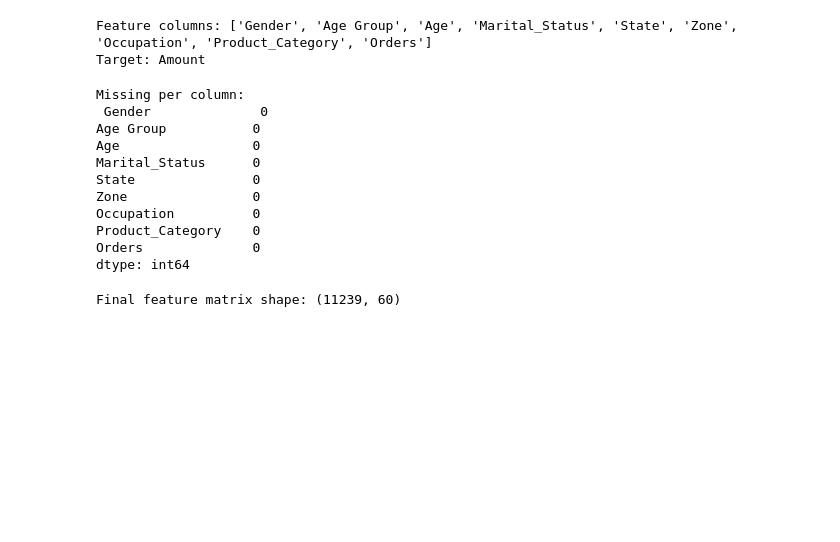
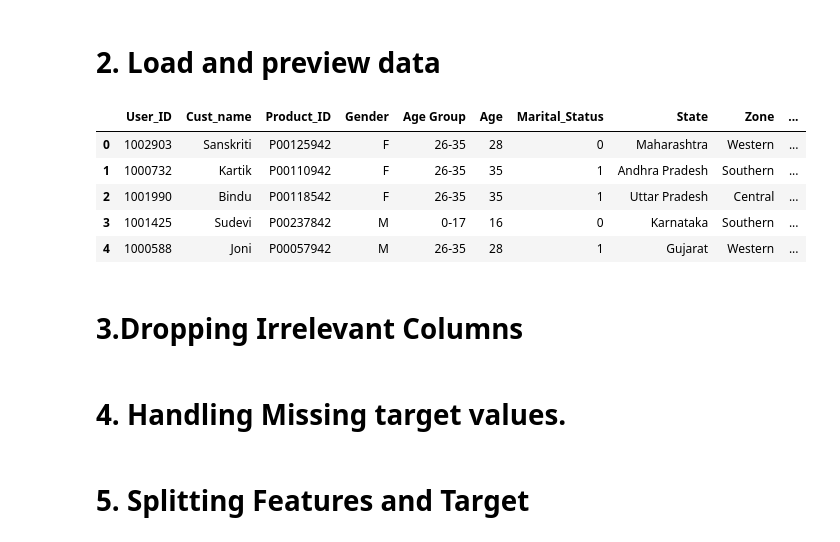
Before and after one commit to NoorAisha25/Shoplytics_Nexus, a Jupyter notebook: Shoplytics_Regression.ipynb, the cells around one changed output. Saved outputs shown, nothing was run; the diff lists cells and outputs as text; code cells hidden in the pictures; blank space fills up the shorter version.

```diff
--- a/Shoplytics_Regression.ipynb
+++ b/Shoplytics_Regression.ipynb
@@ -27,65 +17,23 @@ Shape after cleaning: (11239, 10)
+# %% [markdown]
+# 2. Load and preview data
 # %%
-# Cell 2 – Define Features & Target
-TARGET = 'Amount'
-
-# 4. Split into X (features) and y (target)
-X = df.drop(columns=[TARGET])
-y = df[TARGET]
-
-print("Feature columns:", X.columns.tolist())
-print("Target:", TARGET)
+df = pd.read_csv('Shoplytics_Nexus_Data.csv', encoding='unicode_escape')
+df.head()
 # %% [output]
-Feature columns: ['Gender', 'Age Group', 'Age', 'Marital_Status', 'State', 'Zone', 'Occupation', 'Product_Category', 'Orders']
-Target: Amount
+|  | User_ID | Cust_name | Product_ID | Gender | Age Group | Age | Marital_Status | State | Zone | ... |
+| 0 | 1002903 | Sanskriti | P00125942 | F | 26-35 | 28 | 0 | Maharashtra | Western | ... |
+| 1 | 1000732 | Kartik | P00110942 | F | 26-35 | 35 | 1 | Andhra Pradesh | Southern | ... |
+| 2 | 1001990 | Bindu | P00118542 | F | 26-35 | 35 | 1 | Uttar Pradesh | Central | ... |
+| 3 | 1001425 | Sudevi | P00237842 | M | 0-17 | 16 | 0 | Karnataka | Southern | ... |
+| 4 | 1000588 | Joni | P00057942 | M | 26-35 | 28 | 1 | Gujarat | Western | ... |
+# %% [markdown]
+# 3.Dropping Irrelevant Columns
 # %%
-# Cell 3 – Impute Missing Values (if any)
-from sklearn.impute import SimpleImputer
-
-# 5a. Numeric columns: median imputation
-num_cols = X.select_dtypes(include=np.number).columns
-num_imputer = SimpleImputer(strategy='median')
-X[num_cols] = num_imputer.fit_transform(X[num_cols])
-
-# 5b. Categorical columns: most-frequent imputation
-cat_cols = X.select_dtypes(include=['object','category']).columns.tolist()
-cat_imputer = SimpleImputer(strategy='most_frequent')
-X[cat_cols] = cat_imputer.fit_transform(X[cat_cols])
-
-# Verify no missing
-print("Missing per column:\n", X.isnull().sum())
+df = df.drop(columns=['User_ID', 'Cust_name', 'Product_ID', 'unnamed1', 'Status'], errors='ignore')
-# %% [output]
-Missing per column:
- Gender              0
-Age Group           0
-Age                 0
-Marital_Status      0
-State               0
-Zone                0
-Occupation          0
-Product_Category    0
-Orders              0
-dtype: int64
+# %% [markdown]
+# 4. Handling Missing target values.
 # %%
-# Cell 4 – One-Hot Encode Categoricals
-from sklearn.preprocessing import OneHotEncoder
-
-# 6. Setup encoder (dense output)
-encoder = OneHotEncoder(drop='first', sparse_output=False)
-
-# 7. Fit+transform on categorical columns
-enc_array = encoder.fit_transform(X[cat_cols])
-
-# 8. Build a DataFrame of dummies, preserving index
-enc_df = pd.DataFrame(
-    enc_array,
-    columns=encoder.get_feature_names_out(cat_cols),
-    index=X.index
-)
-
-# 9. Drop originals and concatenate
-X = pd.concat([X.drop(columns=cat_cols), enc_df], axis=1)
-
-print("Final feature matrix shape:", X.shape)
+df = df.dropna(subset=['Amount']).reset_index(drop=True)
-# %% [output]
-Final feature matrix shape: (11239, 60)
+# %% [markdown]
+# 5. Splitting Features and Target
 # %%
```
Also changed, not shown: parts of 22 cells of this notebook.
